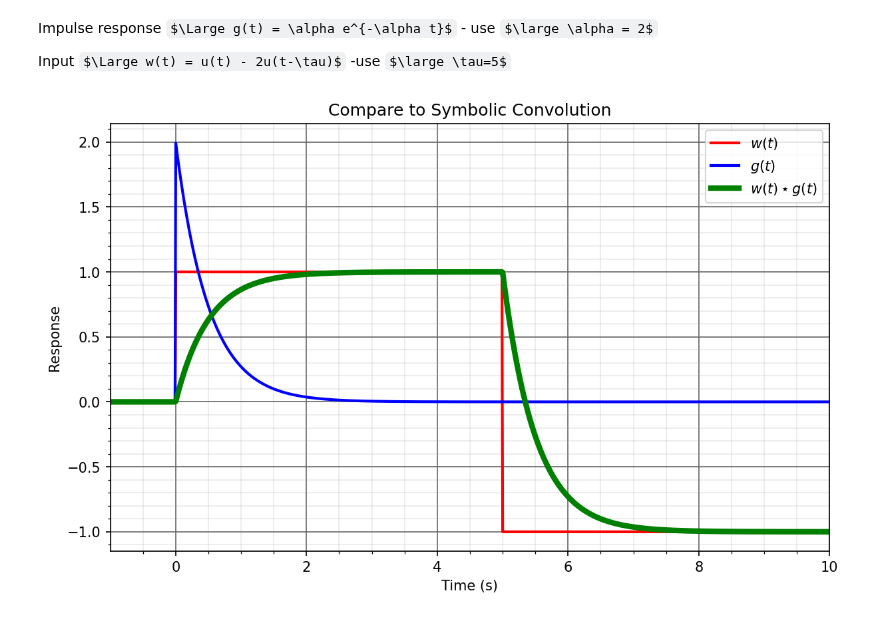
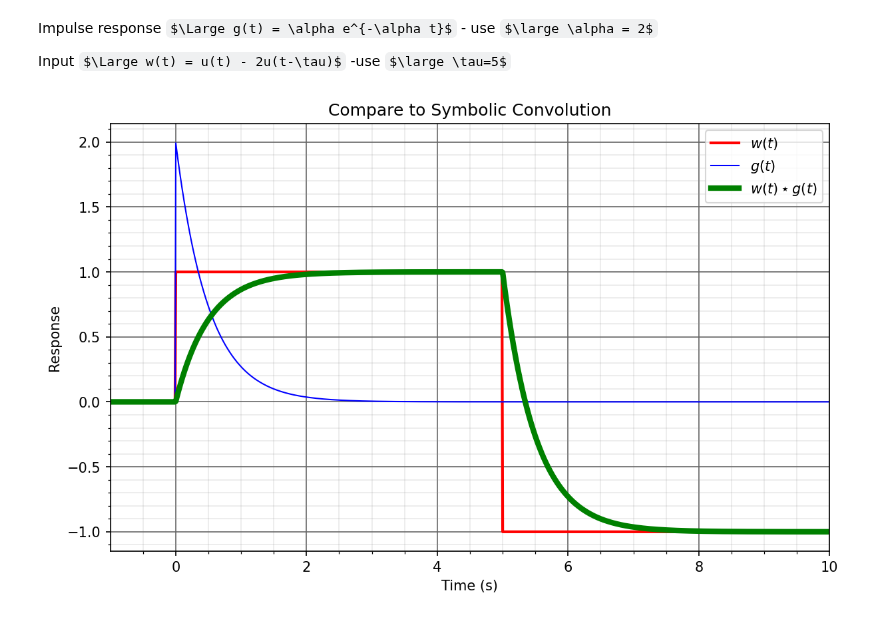
Before and after one commit to JonHowMIT/Signals_and_Systems, a Jupyter notebook: 16_002_Topic5_example3.ipynb, the cells around one changed output. Cells and saved outputs as stored; diff of their text form; code cells hidden in the pictures; some formulas as TeX source.

```diff
--- a/16_002_Topic5_example3.ipynb
+++ b/16_002_Topic5_example3.ipynb
@@ -46,15 +46,15 @@ lam_f3 = lambdify(ts, simplify(f3), modules=modules)
 # %%
 fig = plt.figure(figsize=(8, 5),dpi=150,constrained_layout = True)
 plt.plot(tt, lam_w(tt),'r-',linewidth=2,label='$w(t)$')
-plt.plot(tt, lam_g(tt),'b-',linewidth=2,label='$g(t)$')
+plt.plot(tt, lam_g(tt),'b-',linewidth=1,label='$g(t)$')
 plt.plot(tt, lam_f3(tt),'g',linewidth=4,label='$w(t)\star g(t)$')
 
 nicegrid()
 plt.legend()
 plt.xlim(min(tt),max(tt))
 plt.xlabel('Time (s)')
 plt.ylabel('Response')
 plt.title('Compare to Symbolic Convolution')
 plt.show()
 # %% [output]
-[figure, old version]
+[figure, new version]
```
Also changed, not shown: 3 other files.
